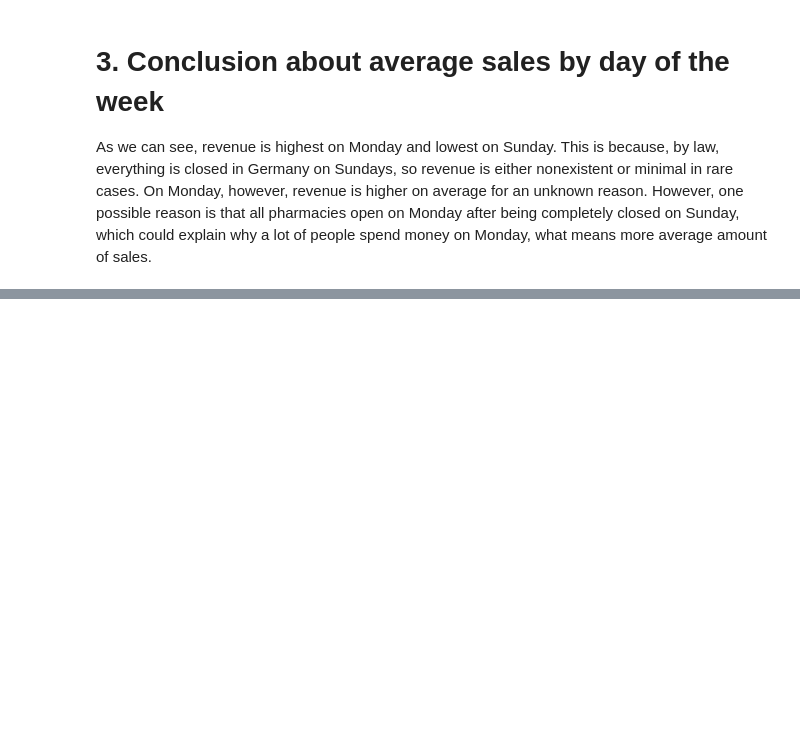
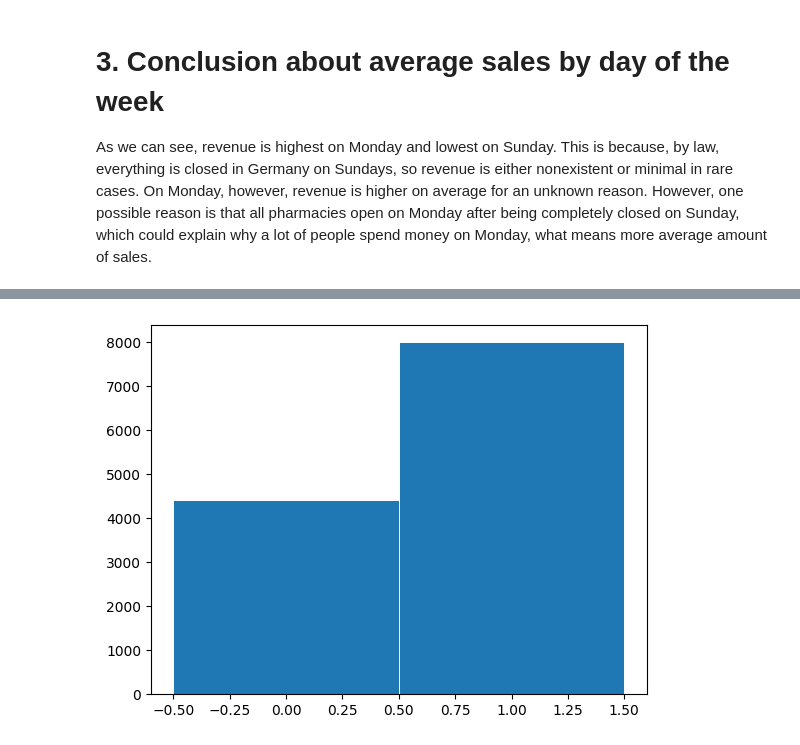
Before and after one commit to Astronom2617/rossmann-sales-forecasting, a Jupyter notebook: rossmann_eda.ipynb, the cells around one changed output, grey strips where cells are left out. Cells and saved outputs as stored; diff of their text form; code cells hidden in the pictures; blank space fills up the shorter version.

Commit message:
Add promo impact, store types analysis and EDA summary

```diff
--- a/rossmann_eda.ipynb
+++ b/rossmann_eda.ipynb
@@ -16,9 +8,11 @@ import matplotlib.pyplot as plt
 import seaborn as sns
 import numpy as np
 
-train = pd.read_csv('train.csv', parse_dates=['Date'], low_memory=False)
-store = pd.read_csv('store.csv')
-test = pd.read_csv('test.csv', parse_dates=['Date'])
+train = pd.read_csv('/content/drive/MyDrive/rossmann/train.csv',
+                    parse_dates=['Date'], low_memory=False)
+store = pd.read_csv('/content/drive/MyDrive/rossmann/store.csv')
+test = pd.read_csv('/content/drive/MyDrive/rossmann/test.csv',
+                   parse_dates=['Date'])
 
 print('Train shape:', train.shape)
 print('Store shape:', store.shape)
@@ -170,3 +164,6 @@ plt.show()
 # %% [markdown]
 # 3. Conclusion about average sales by day of the week
 As we can see, revenue is highest on Monday and lowest on Sunday. This is because, by law, everything is closed in Germany on Sundays, so revenue is either nonexistent or minimal in rare cases. On Monday, however, revenue is higher on average for an unknown reason. However, one possible reason is that all pharmacies open on Monday after being completely closed on Sunday, which could explain why a lot of people spend money on Monday, what means more average amount of sales.
+# %%
+sales_promo = train.groupby('Promo')['Sales'].mean()
+sales_promo
@@ -172,0 +176,9 @@ As we can see, revenue is highest on Monday and lowest on Sunday. This is becaus
+# %%
+fig, ax = plt.subplots()
+
+ax.bar(sales_promo.index, sales_promo.values,
+       width=1, edgecolor="white", linewidth=0.7)
+
+plt.show()
+# %% [output]
+[figure, added]
```
Also changed, not shown: parts of 9 cells of this notebook.
